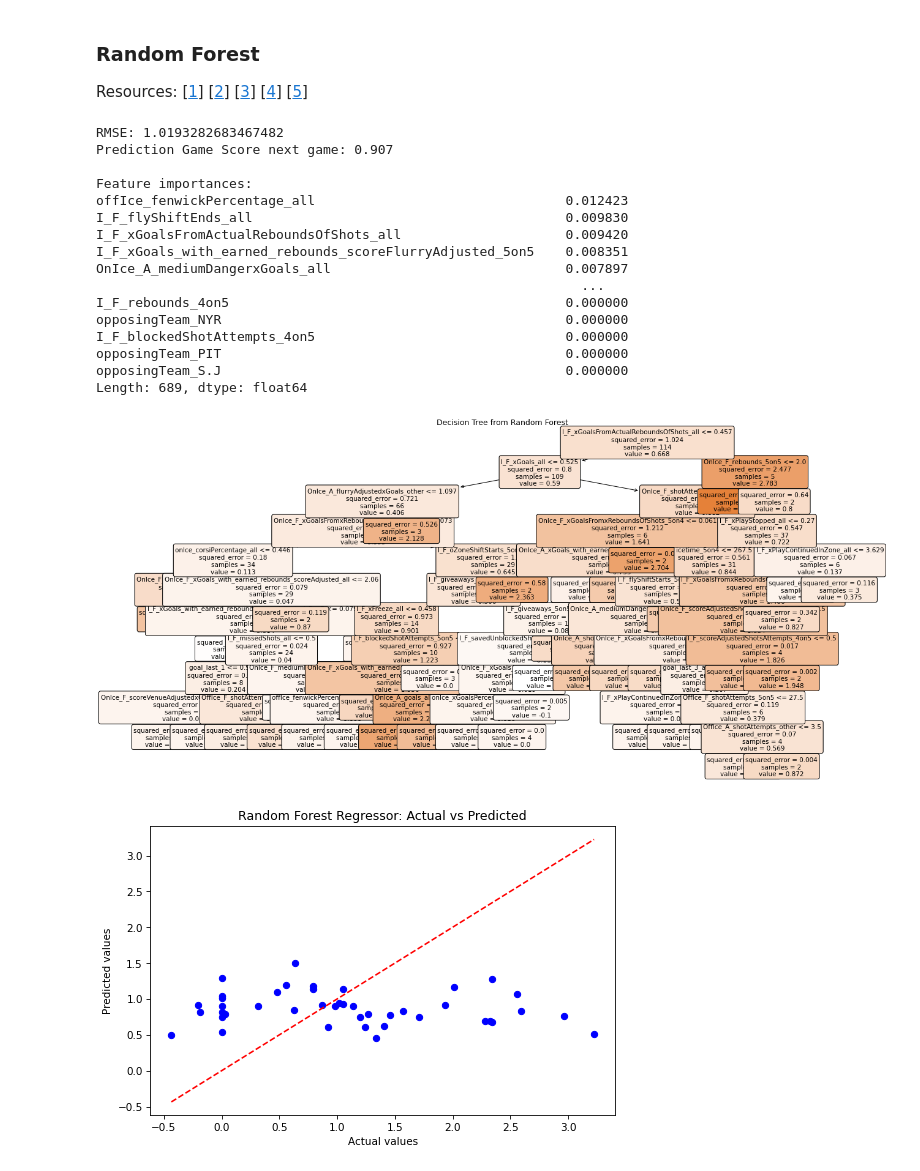
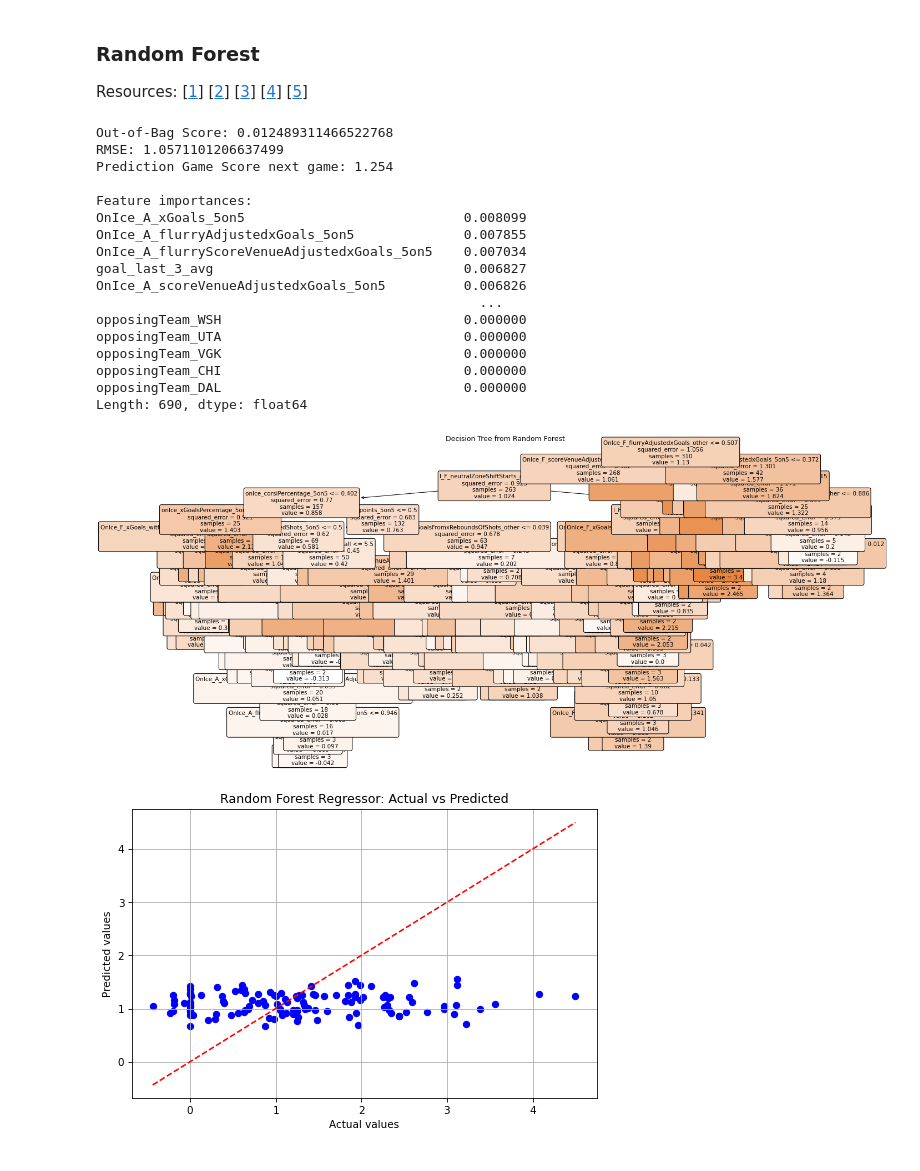
Before and after one commit to thedanicode24/moneypuck-data, a Jupyter notebook: player/matthews.ipynb, the cells around one changed output. Cells and saved outputs as stored; diff of their text form; code cells hidden in the pictures.

Commit message:
player univariate analysis, data cleaning and preprocessing

```diff
--- a/player/matthews.ipynb
+++ b/player/matthews.ipynb
@@ -58,5 +59,10 @@ memory usage: 3.8+ MB
 data_cleaning.report_nan(df)
 # %% [output]
 No missing values found.
+# %%
+index = ["playerId", "season", "name", "gameId", "playerTeam", "opposingTeam", "home_or_away", "gameDate", "position"]
+pivot = "situation"
+df = data_cleaning.pivot_df(df, index, pivot)
+df = df.rename(columns={"gameScore_other": "gameScore"})
 # %%
 df = data_cleaning.drop_duplicate_columns(df)
@@ -71,15 +72,0 @@ La stessa partita viene riportata in 5 situazioni diversi: 5on5, 5on4, 4on5, oth
-# %%
-import pandas as pd
-
-df = df.pivot_table(
-    index=["playerId", "season", "name", "gameId", "playerTeam", "opposingTeam", "home_or_away", "gameDate", "position", "gameScore"],
-    columns="situation",
-    values=[col for col in df.columns if col not in ["playerId","season","name","gameId","playerTeam","opposingTeam","home_or_away","gameDate","position","gameScore","situation"]],
-    aggfunc="first"
-)
-
-df = df.reset_index()
-df.columns = ['_'.join([str(c) for c in col if c]) for col in df.columns.values]
-# %%
-df = data_cleaning.drop_duplicate_columns(df)
-data_cleaning.save_column_names(df)
@@ -97,2 +81,3 @@ Number of features: 650
 # %%
-df = pd.get_dummies(df, columns=["opposingTeam", "home_or_away"])
+categorical_cols = ["opposingTeam", "home_or_away"]
+df = preprocessing.one_hot_encoding(df, categorical_cols)
@@ -157,25 +183,24 @@ importances = pd.Series(rf.feature_importances_, index=X.columns).sort_values(as
 print("\nFeature importances:")
 print(importances)
 # %% [output]
-RMSE: 1.0193282683467482
-Prediction Game Score next game: 0.907
+Out-of-Bag Score: 0.012489311466522768
+RMSE: 1.0571101206637499
+Prediction Game Score next game: 1.254
 
 Feature importances:
-offIce_fenwickPercentage_all                                0.012423
-I_F_flyShiftEnds_all                                        0.009830
-I_F_xGoalsFromActualReboundsOfShots_all                     0.009420
-I_F_xGoals_with_earned_rebounds_scoreFlurryAdjusted_5on5    0.008351
-OnIce_A_mediumDangerxGoals_all                              0.007897
-                                                              ...
-I_F_rebounds_4on5                                           0.000000
-opposingTeam_NYR                                            0.000000
-I_F_blockedShotAttempts_4on5                                0.000000
-opposingTeam_PIT                                            0.000000
-opposingTeam_S.J                                            0.000000
-Length: 689, dtype: float64
+OnIce_A_xGoals_5on5                            0.008099
+OnIce_A_flurryAdjustedxGoals_5on5              0.007855
+OnIce_A_flurryScoreVenueAdjustedxGoals_5on5    0.007034
+goal_last_3_avg                                0.006827
+OnIce_A_scoreVenueAdjustedxGoals_5on5          0.006826
+                                                 ...
+opposingTeam_WSH                               0.000000
+opposingTeam_UTA                               0.000000
+opposingTeam_VGK                               0.000000
+opposingTeam_CHI                               0.000000
+opposingTeam_DAL                               0.000000
+Length: 690, dtype: float64
 # %%
-
-
 tree_to_plot = rf.estimators_[0]
 
 plt.figure(figsize=(20, 10))
@@ -183,14 +208,15 @@ plot_tree(tree_to_plot, feature_names=df_rf.columns.tolist(), filled=True, round
 plt.title("Decision Tree from Random Forest")
 plt.show()
 # %% [output]
-[figure, old version]
+[figure, new version]
 # %%
 plt.figure(figsize=(8,5))
 plt.scatter(y_test, y_pred)
 plt.xlabel("Actual values")
 plt.ylabel("Predicted values")
 plt.title("Random Forest Regressor: Actual vs Predicted")
 plt.plot([min(y_test), max(y_test)], [min(y_test), max(y_test)], 'r--')
+plt.grid()
 plt.show()
 # %% [output]
-[figure, old version]
+[figure, new version]
```
Also changed, not shown: parts of 16 cells of this notebook, 4 other files.
